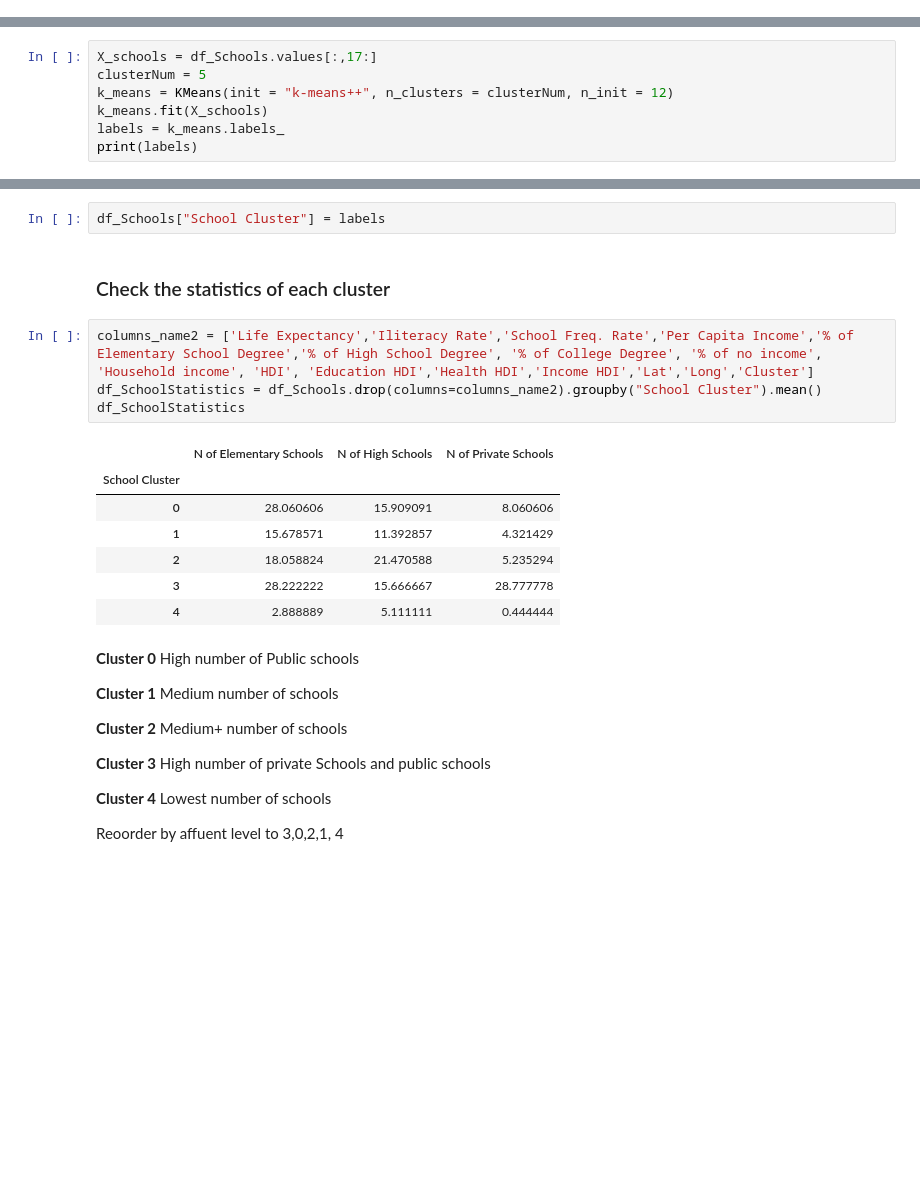
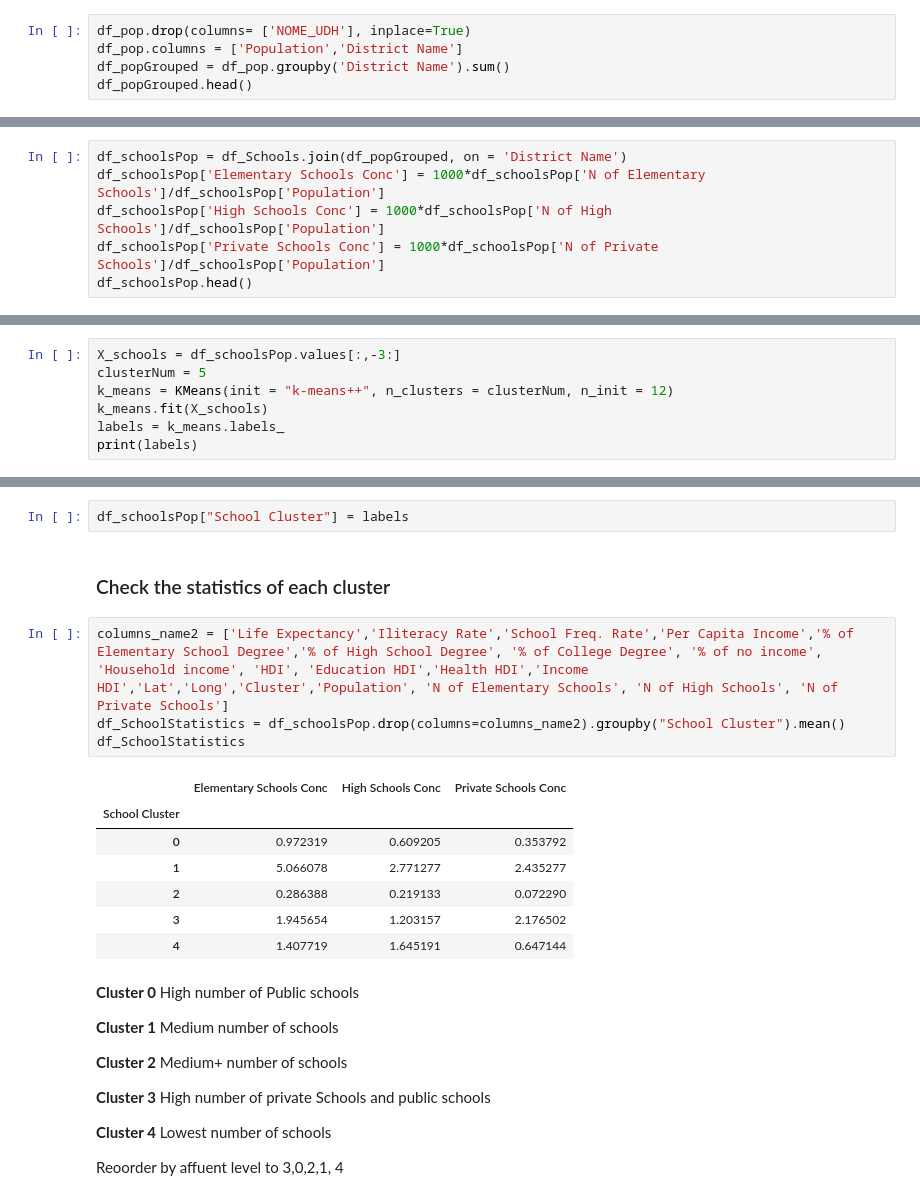
Before and after one commit to gakleine/git-hubexample, a Jupyter notebook: Sao Paulo Facilities Analysis.ipynb, the cells around one changed output, grey strips where cells are left out. Saved outputs shown, nothing was run; the diff lists cells and outputs as text; blank space fills up the shorter version.

```diff
--- a/Sao Paulo Facilities Analysis.ipynb
+++ b/Sao Paulo Facilities Analysis.ipynb
@@ -346,0 +358,5 @@ df_Schools.head()
+# %%
+df_pop.drop(columns= ['NOME_UDH'], inplace=True)
+df_pop.columns = ['Population','District Name']
+df_popGrouped = df_pop.groupby('District Name').sum()
+df_popGrouped.head()
@@ -346,0 +371,6 @@ df_Schools.head()
+# %%
+df_schoolsPop = df_Schools.join(df_popGrouped, on = 'District Name')
+df_schoolsPop['Elementary Schools Conc'] = 1000*df_schoolsPop['N of Elementary Schools']/df_schoolsPop['Population']
+df_schoolsPop['High Schools Conc'] = 1000*df_schoolsPop['N of High Schools']/df_schoolsPop['Population']
+df_schoolsPop['Private Schools Conc'] = 1000*df_schoolsPop['N of Private Schools']/df_schoolsPop['Population']
+df_schoolsPop.head()
@@ -347,7 +385,7 @@ df_Schools.head()
 # %% [markdown]
 ## Cluster based on number or schools
 # %%
-X_schools = df_Schools.values[:,17:]
+X_schools = df_schoolsPop.values[:,-3:]
 clusterNum = 5
 k_means = KMeans(init = "k-means++", n_clusters = clusterNum, n_init = 12)
 k_means.fit(X_schools)
@@ -360,19 +398,19 @@ print(labels)
 # %%
-df_Schools["School Cluster"] = labels
+df_schoolsPop["School Cluster"] = labels
 # %% [markdown]
 ### Check the statistics of each cluster
 # %%
-columns_name2 = ['Life Expectancy','Iliteracy Rate','School Freq. Rate','Per Capita Income','% of Elementary School Degree','% of High School Degree', '% of College Degree', '% of no income', 'Household income', 'HDI', 'Education HDI','Health HDI','Income HDI','Lat','Long','Cluster']
-df_SchoolStatistics = df_Schools.drop(columns=columns_name2).groupby("School Cluster").mean()
+columns_name2 = ['Life Expectancy','Iliteracy Rate','School Freq. Rate','Per Capita Income','% of Elementary School Degree','% of High School Degree', '% of College Degree', '% of no income', 'Household income', 'HDI', 'Education HDI','Health HDI','Income HDI','Lat','Long','Cluster','Population', 'N of Elementary Schools', 'N of High Schools', 'N of Private Schools']
+df_SchoolStatistics = df_schoolsPop.drop(columns=columns_name2).groupby("School Cluster").mean()
 df_SchoolStatistics
 # %% [output]
-|  | N of Elementary Schools | N of High Schools | N of Private Schools |
+|  | Elementary Schools Conc | High Schools Conc | Private Schools Conc |
 | School Cluster |  |  |  |
-| 0 | 28.060606 | 15.909091 | 8.060606 |
-| 1 | 15.678571 | 11.392857 | 4.321429 |
-| 2 | 18.058824 | 21.470588 | 5.235294 |
-| 3 | 28.222222 | 15.666667 | 28.777778 |
-| 4 | 2.888889 | 5.111111 | 0.444444 |
+| 0 | 0.972319 | 0.609205 | 0.353792 |
+| 1 | 5.066078 | 2.771277 | 2.435277 |
+| 2 | 0.286388 | 0.219133 | 0.072290 |
+| 3 | 1.945654 | 1.203157 | 2.176502 |
+| 4 | 1.407719 | 1.645191 | 0.647144 |
 # %% [markdown]
 **Cluster 0** High number of Public schools
 
```
Also changed, not shown: parts of 33 cells of this notebook.
